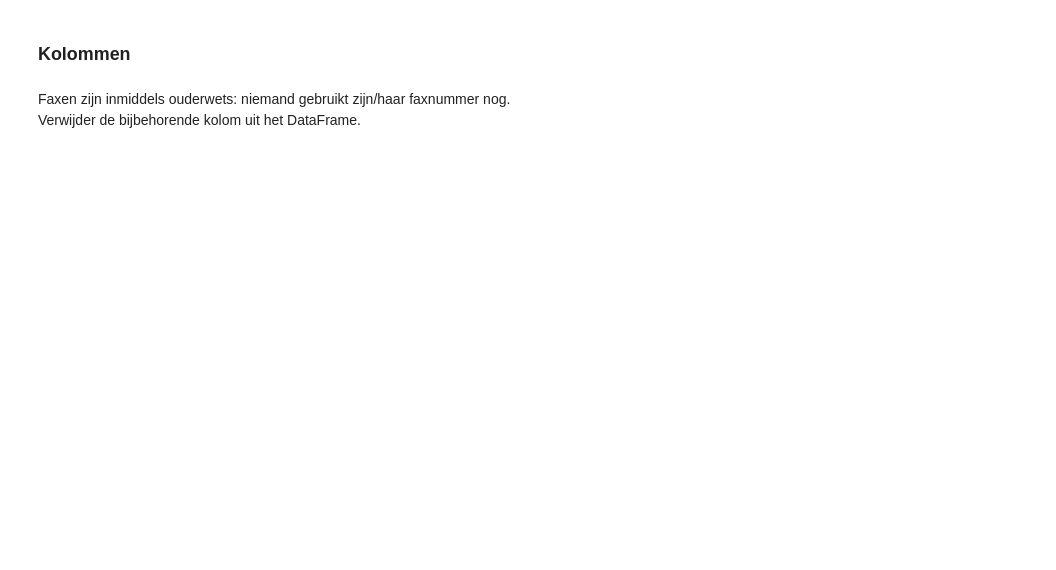
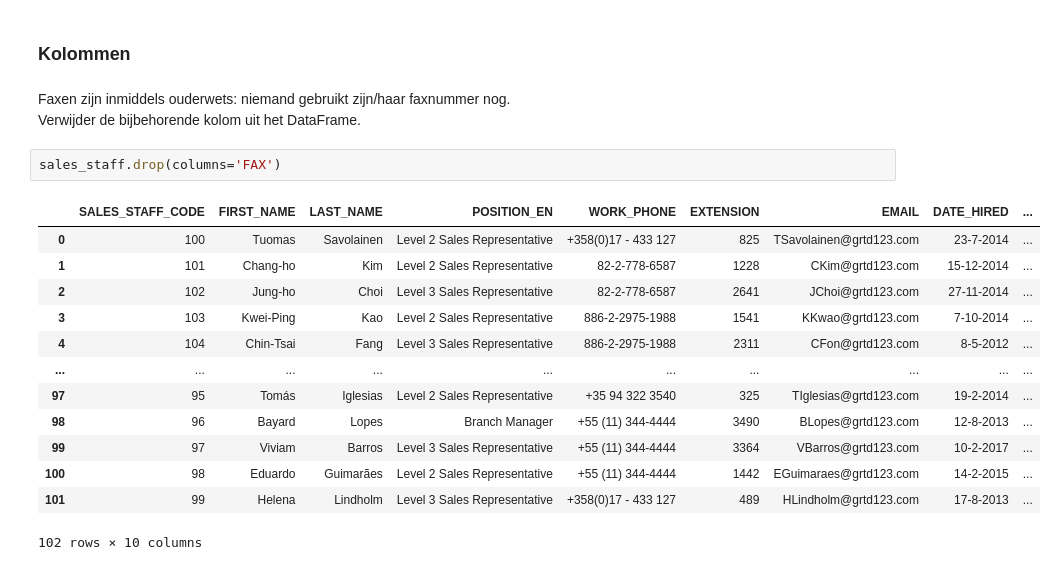
Before and after one commit to Milanvh1/DEDS_Portfolio, a Jupyter notebook: Practicum_2.2_Opdrachten.ipynb, the cells around one changed output. Saved outputs shown, nothing was run; the diff lists cells and outputs as text; blank space fills up the shorter version.

```diff
--- a/Practicum_2.2_Opdrachten.ipynb
+++ b/Practicum_2.2_Opdrachten.ipynb
@@ -338,3 +344,19 @@ Verwijder de bijbehorende rijen uit het DataFrame. Gebruik slechts één keer de
 # %% [markdown]
 Faxen zijn inmiddels ouderwets: niemand gebruikt zijn/haar faxnummer nog.<br>
 Verwijder de bijbehorende kolom uit het DataFrame.
+# %%
+sales_staff.drop(columns='FAX')
+# %% [output]
+|  | SALES_STAFF_CODE | FIRST_NAME | LAST_NAME | POSITION_EN | WORK_PHONE | EXTENSION | EMAIL | DATE_HIRED | ... |
+| 0 | 100 | Tuomas | Savolainen | Level 2 Sales Representative | +358(0)17 - 433 127 | 825 | TSavolainen@grtd123.com | 23-7-2014 | ... |
+| 1 | 101 | Chang-ho | Kim | Level 2 Sales Representative | 82-2-778-6587 | 1228 | CKim@grtd123.com | 15-12-2014 | ... |
+| 2 | 102 | Jung-ho | Choi | Level 3 Sales Representative | 82-2-778-6587 | 2641 | JChoi@grtd123.com | 27-11-2014 | ... |
+| 3 | 103 | Kwei-Ping | Kao | Level 2 Sales Representative | 886-2-2975-1988 | 1541 | KKwao@grtd123.com | 7-10-2014 | ... |
+| 4 | 104 | Chin-Tsai | Fang | Level 3 Sales Representative | 886-2-2975-1988 | 2311 | CFon@grtd123.com | 8-5-2012 | ... |
+| ... | ... | ... | ... | ... | ... | ... | ... | ... | ... |
+| 97 | 95 | Tomás | Iglesias | Level 2 Sales Representative | +35 94 322 3540 | 325 | TIglesias@grtd123.com | 19-2-2014 | ... |
+| 98 | 96 | Bayard | Lopes | Branch Manager | +55 (11) 344-4444 | 3490 | BLopes@grtd123.com | 12-8-2013 | ... |
+| 99 | 97 | Viviam | Barros | Level 3 Sales Representative | +55 (11) 344-4444 | 3364 | VBarros@grtd123.com | 10-2-2017 | ... |
+| 100 | 98 | Eduardo | Guimarães | Level 2 Sales Representative | +55 (11) 344-4444 | 1442 | EGuimaraes@grtd123.com | 14-2-2015 | ... |
+| 101 | 99 | Helena | Lindholm | Level 3 Sales Representative | +358(0)17 - 433 127 | 489 | HLindholm@grtd123.com | 17-8-2013 | ... |
+102 rows × 10 columns
```
Also changed, not shown: parts of 22 cells of this notebook, 2 other files.
